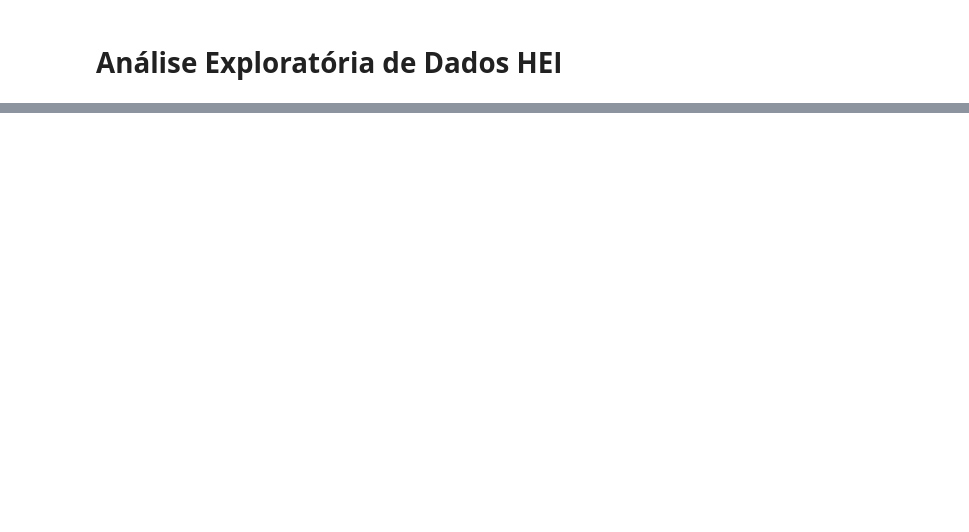
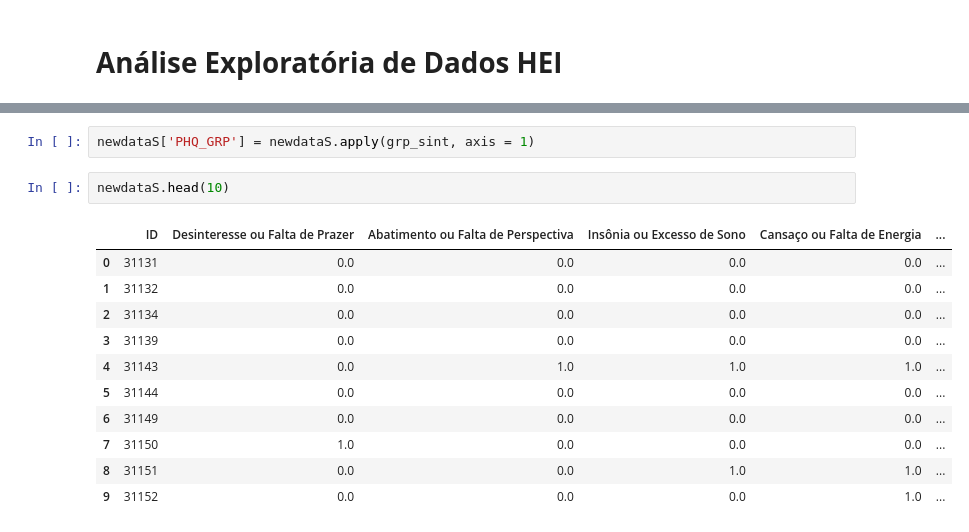
Before and after one commit to Pablosilvaa/Desafio-Infer-ncia---Tera, a Jupyter notebook: Desafio_tera_1.ipynb, the cells around one changed output, grey strips where cells are left out. Drawn from its saved outputs; the diff is of its cells as text; blank space fills up the shorter version.

```diff
--- a/Desafio_tera_1.ipynb
+++ b/Desafio_tera_1.ipynb
@@ -160,0 +328,16 @@ dataSA1_WRN = dataSA1.dropna(axis = 0, how = 'all')
+# %%
+newdataS['PHQ_GRP'] = newdataS.apply(grp_sint, axis = 1)
+# %%
+newdataS.head(10)
+# %% [output]
+|  | ID | Desinteresse ou Falta de Prazer | Abatimento ou Falta de Perspectiva | Insônia ou Excesso de Sono | Cansaço ou Falta de Energia | ... |
+| 0 | 31131 | 0.0 | 0.0 | 0.0 | 0.0 | ... |
+| 1 | 31132 | 0.0 | 0.0 | 0.0 | 0.0 | ... |
+| 2 | 31134 | 0.0 | 0.0 | 0.0 | 0.0 | ... |
+| 3 | 31139 | 0.0 | 0.0 | 0.0 | 0.0 | ... |
+| 4 | 31143 | 0.0 | 1.0 | 1.0 | 1.0 | ... |
+| 5 | 31144 | 0.0 | 0.0 | 0.0 | 0.0 | ... |
+| 6 | 31149 | 0.0 | 0.0 | 0.0 | 0.0 | ... |
+| 7 | 31150 | 1.0 | 0.0 | 0.0 | 0.0 | ... |
+| 8 | 31151 | 0.0 | 0.0 | 1.0 | 1.0 | ... |
+| 9 | 31152 | 0.0 | 0.0 | 0.0 | 1.0 | ... |
```
Also changed, not shown: parts of 25 cells of this notebook.
